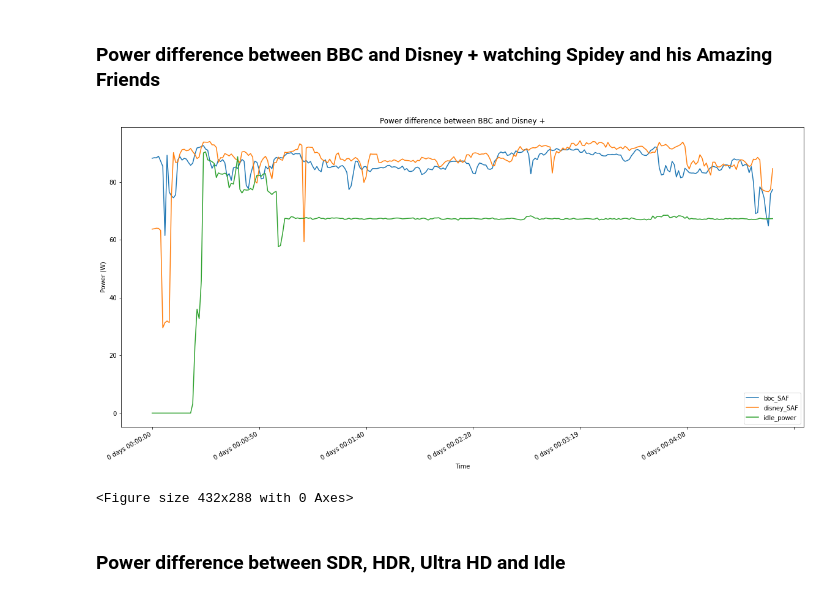
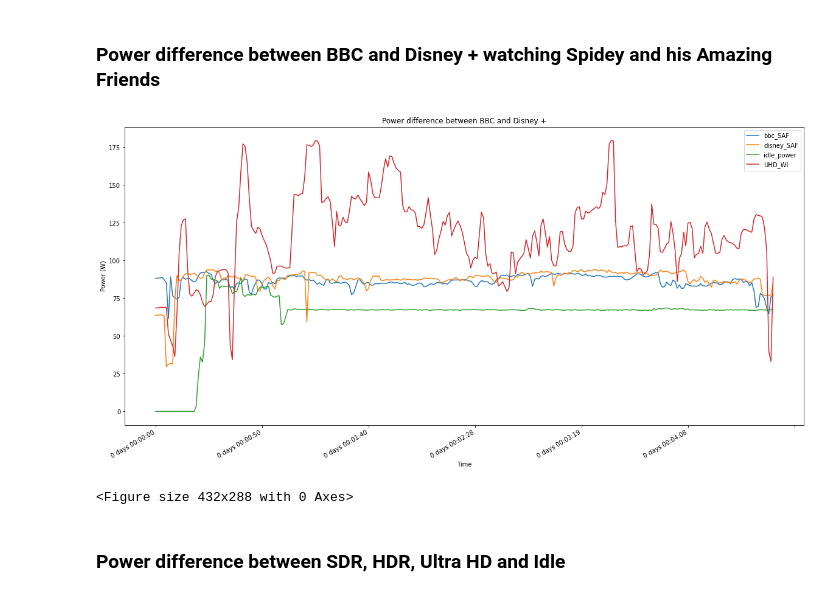
Before and after one commit to LukeBenson21/eam-core-long-term-model, a Jupyter notebook: power_visualisation.ipynb, the cells around one changed output. Saved outputs shown, nothing was run; the diff lists cells and outputs as text; code cells hidden in the pictures.

```diff
--- a/power_visualisation.ipynb
+++ b/power_visualisation.ipynb
@@ -162,11 +162,11 @@ plot_df(df_to_plot_bbc_netflix,"Time","Power (W)","Power difference between BBC
 # %% [markdown]
 ### Power difference between BBC and Disney + watching Spidey and his Amazing Friends
 # %%
-df_to_plot_bbc_Disney = combined_df[["bbc_SAF","disney_SAF","idle_power"]]
+df_to_plot_bbc_Disney = combined_df[["bbc_SAF","disney_SAF","idle_power","UHD_WI"]]
 df_to_plot_bbc_Disney = df_to_plot_bbc_Disney.dropna()
 plot_df(df_to_plot_bbc_Disney,"Time","Power (W)","Power difference between BBC and Disney +")
 # %% [output]
-[figure, old version]
+[figure, new version]
 <Figure size 432x288 with 0 Axes>
 # %% [markdown]
 ### Power difference between SDR, HDR, Ultra HD and Idle
```
Also changed, not shown: parts of 1 cell of this notebook, 6 other files.
